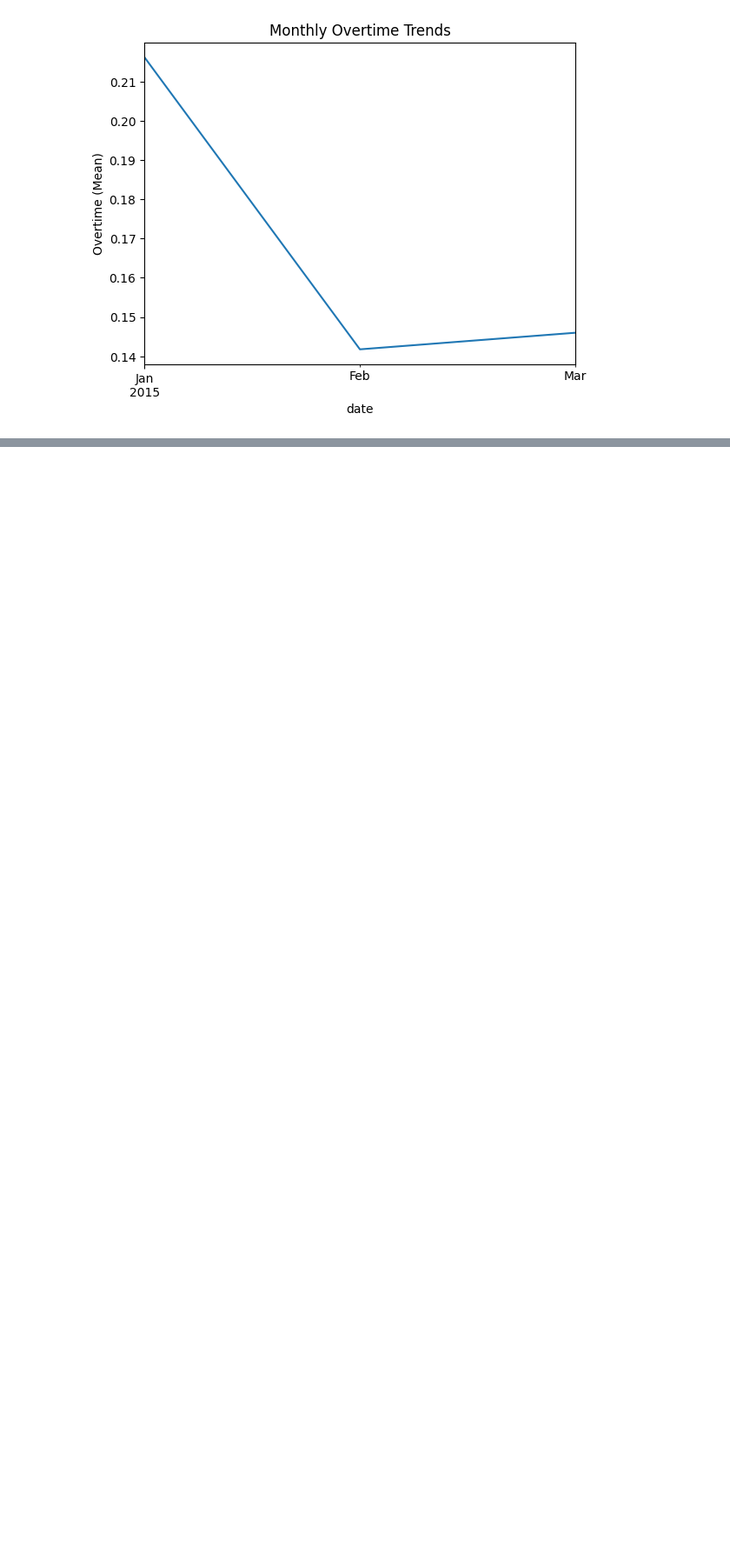
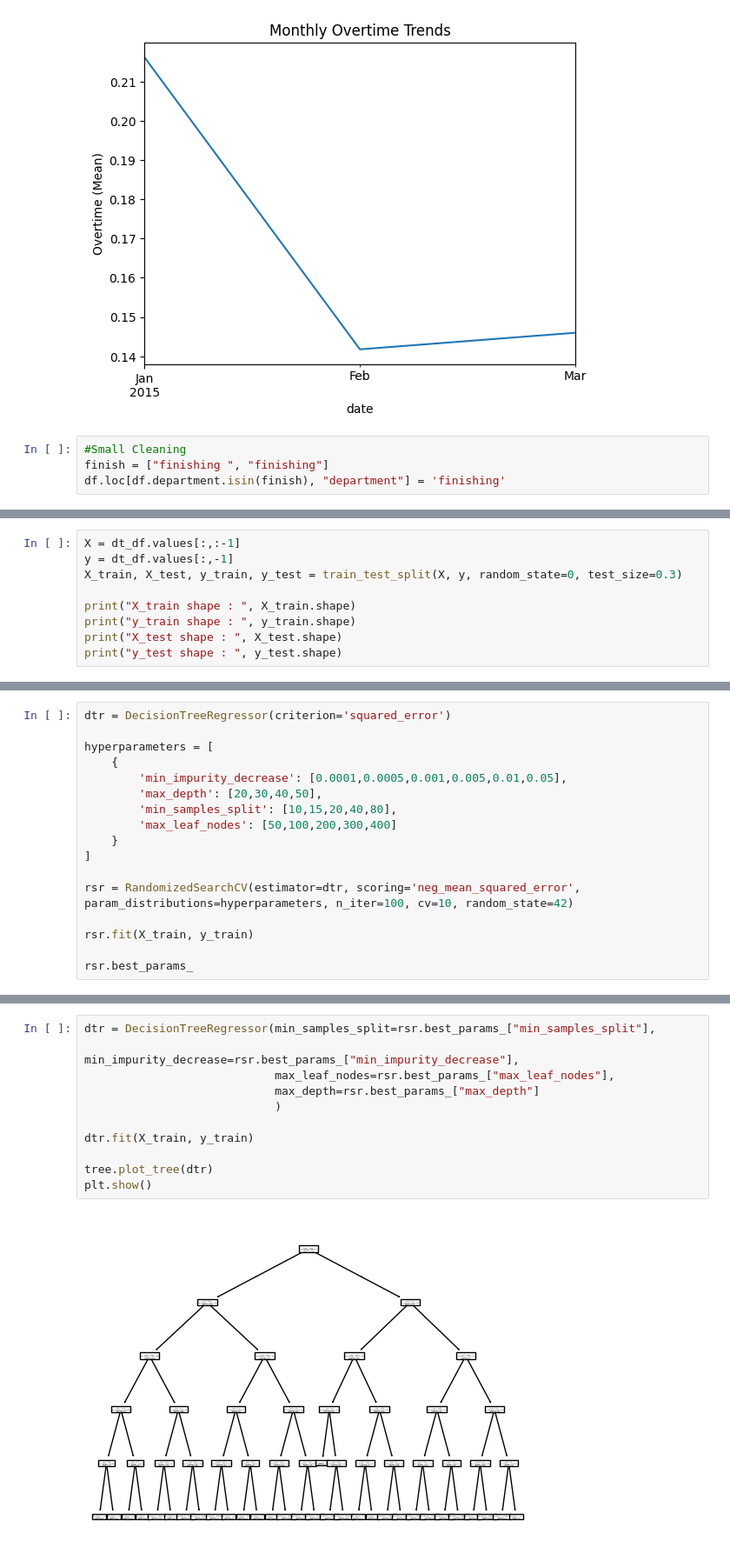
Before and after one commit to jordanchong911/Garments, a Jupyter notebook: garments.ipynb, the cells around one changed output, grey strips where cells are left out. Shown at 87% size. Saved outputs shown, nothing was run; the diff lists cells and outputs as text; blank space fills up the shorter version.

```diff
--- a/garments.ipynb
+++ b/garments.ipynb
@@ -316,3 +317,7 @@ plt.ylabel('Overtime (Mean)')
 plt.show()
 # %% [output]
 [figure]
+# %%
+#Small Cleaning
+finish = ["finishing ", "finishing"]
+df.loc[df.department.isin(finish), "department"] = 'finishing'
@@ -318,0 +423,9 @@ plt.show()
+# %%
+X = dt_df.values[:,:-1]
+y = dt_df.values[:,-1]
+X_train, X_test, y_train, y_test = train_test_split(X, y, random_state=0, test_size=0.3)
+
+print("X_train shape : ", X_train.shape)
+print("y_train shape : ", y_train.shape)
+print("X_test shape : ", X_test.shape)
+print("y_test shape : ", y_test.shape)
@@ -318,0 +489,17 @@ plt.show()
+# %%
+dtr = DecisionTreeRegressor(criterion='squared_error')
+
+hyperparameters = [
+    {
+        'min_impurity_decrease': [0.0001,0.0005,0.001,0.005,0.01,0.05],
+        'max_depth': [20,30,40,50],
+        'min_samples_split': [10,15,20,40,80],
+        'max_leaf_nodes': [50,100,200,300,400]
+    }
+]
+
+rsr = RandomizedSearchCV(estimator=dtr, scoring='neg_mean_squared_error', param_distributions=hyperparameters, n_iter=100, cv=10, random_state=42)
+
+rsr.fit(X_train, y_train)
+
+rsr.best_params_
@@ -318,0 +511,13 @@ plt.show()
+# %%
+dtr = DecisionTreeRegressor(min_samples_split=rsr.best_params_["min_samples_split"],
+                            min_impurity_decrease=rsr.best_params_["min_impurity_decrease"],
+                            max_leaf_nodes=rsr.best_params_["max_leaf_nodes"],
+                            max_depth=rsr.best_params_["max_depth"]
+                            )
+
+dtr.fit(X_train, y_train)
+
+tree.plot_tree(dtr)
+plt.show()
+# %% [output]
+[figure, added]
```
Also changed, not shown: parts of 16 cells of this notebook.
